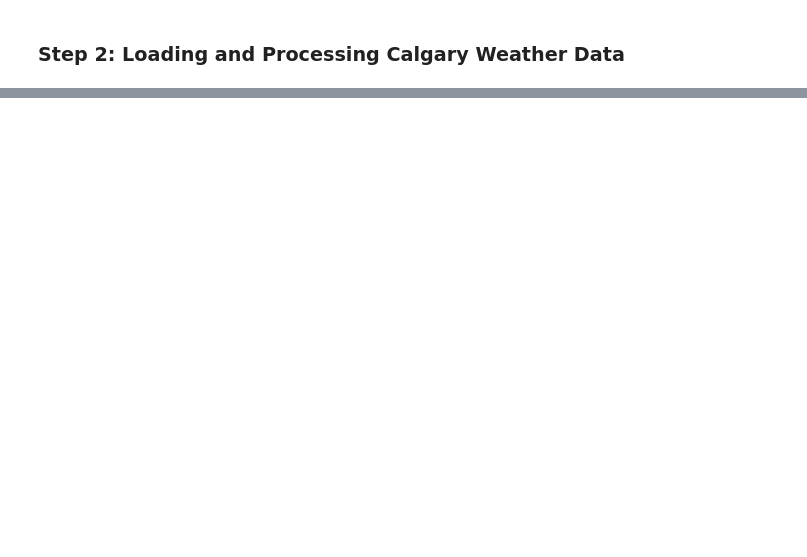
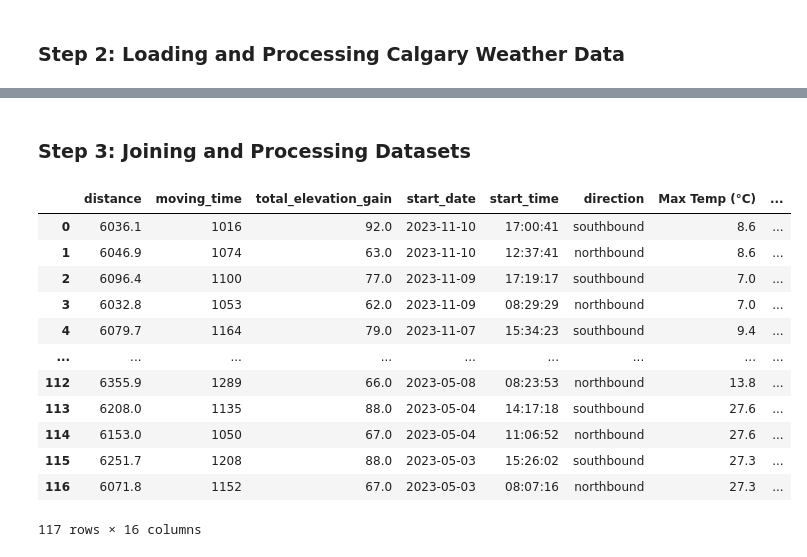
Before and after one commit to chrisbrunet/ML-Commute-Predictor, a Jupyter notebook: model-generation.ipynb, the cells around one changed output, grey strips where cells are left out. Saved outputs shown, nothing was run; the diff lists cells and outputs as text; code cells hidden in the pictures; blank space fills up the shorter version.

Commit message:
loading weather data and merging with commute data

```diff
--- a/model-generation.ipynb
+++ b/model-generation.ipynb
@@ -169,2 +169,5 @@ all_commutes
 # %% [markdown]
 ### Step 2: Loading and Processing Calgary Weather Data
+# %%
+weather = pd.read_csv('en_climate_daily_AB_3031092_2023_P1D.csv')
+weather
@@ -170,0 +208,9 @@ all_commutes
+# %%
+columns_to_keep = ['Date/Time', 'Max Temp (°C)', 'Min Temp (°C)', 'Mean Temp (°C)', 'Total Rain (mm)', 'Total Snow (cm)',
+                  'Total Precip (mm)', 'Snow on Grnd (cm)', 'Dir of Max Gust (10s deg)', 'Spd of Max Gust (km/h)']
+columns_to_drop = [col for col in weather.columns if col not in columns_to_keep]
+weather = weather.drop(columns=columns_to_drop)
+# %%
+weather['date_time'] = pd.to_datetime(weather['Date/Time']).dt.date
+weather = weather.drop(columns='Date/Time')
+weather
@@ -170,0 +231,19 @@ all_commutes
+# %% [markdown]
+### Step 3: Joining and Processing Datasets
+# %%
+full_dataset = pd.merge(all_commutes, weather, left_on='start_date', right_on='date_time', how='left')
+full_dataset
+# %% [output]
+|  | distance | moving_time | total_elevation_gain | start_date | start_time | direction | Max Temp (°C) | ... |
+| 0 | 6036.1 | 1016 | 92.0 | 2023-11-10 | 17:00:41 | southbound | 8.6 | ... |
+| 1 | 6046.9 | 1074 | 63.0 | 2023-11-10 | 12:37:41 | northbound | 8.6 | ... |
+| 2 | 6096.4 | 1100 | 77.0 | 2023-11-09 | 17:19:17 | southbound | 7.0 | ... |
+| 3 | 6032.8 | 1053 | 62.0 | 2023-11-09 | 08:29:29 | northbound | 7.0 | ... |
+| 4 | 6079.7 | 1164 | 79.0 | 2023-11-07 | 15:34:23 | southbound | 9.4 | ... |
+| ... | ... | ... | ... | ... | ... | ... | ... | ... |
+| 112 | 6355.9 | 1289 | 66.0 | 2023-05-08 | 08:23:53 | northbound | 13.8 | ... |
+| 113 | 6208.0 | 1135 | 88.0 | 2023-05-04 | 14:17:18 | southbound | 27.6 | ... |
+| 114 | 6153.0 | 1050 | 67.0 | 2023-05-04 | 11:06:52 | northbound | 27.6 | ... |
+| 115 | 6251.7 | 1208 | 88.0 | 2023-05-03 | 15:26:02 | southbound | 27.3 | ... |
+| 116 | 6071.8 | 1152 | 67.0 | 2023-05-03 | 08:07:16 | northbound | 27.3 | ... |
+117 rows × 16 columns
```
Also changed, not shown: parts of 7 cells of this notebook, 2 other files.
